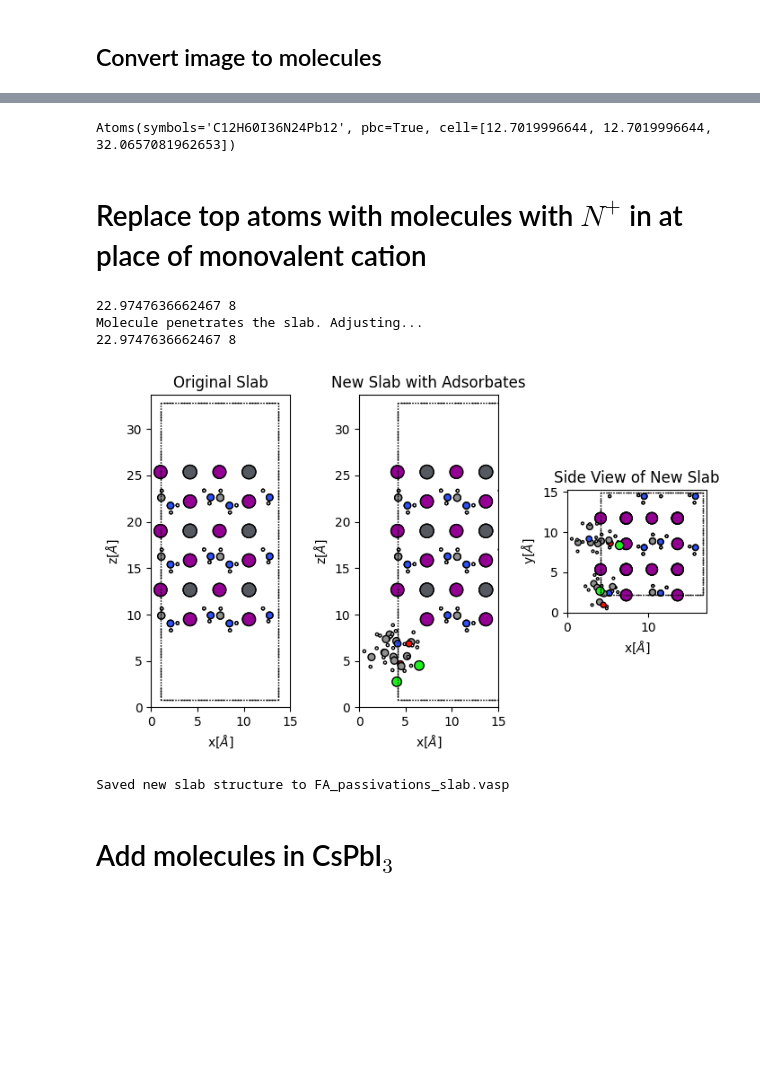
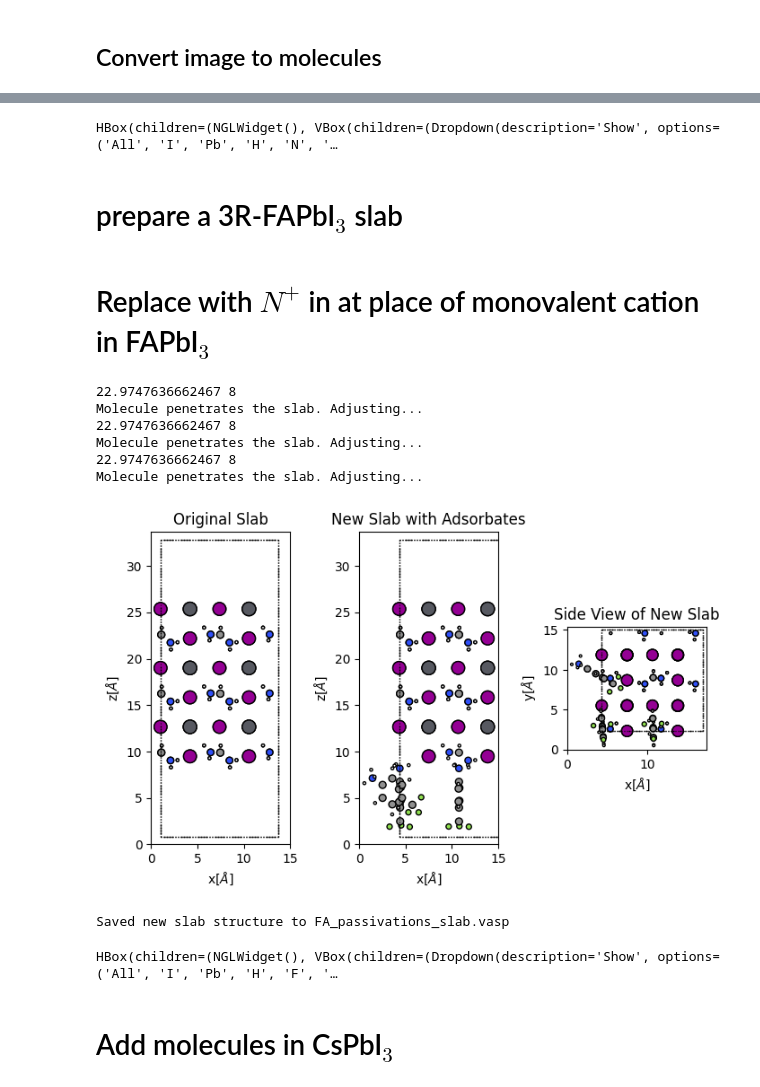
Before and after one commit to ahlawat-paramvir/Passivation-Halide-Perovskites, a Jupyter notebook: molecular_passivation_perovskite.ipynb, the cells around one changed output, grey strips where cells are left out. Saved outputs shown, nothing was run; the diff lists cells and outputs as text; code cells hidden in the pictures; blank space fills up the shorter version.

Commit message:
ngl viewer added

```diff
--- a/molecular_passivation_perovskite.ipynb
+++ b/molecular_passivation_perovskite.ipynb
@@ -35,7 +35,7 @@ https://www.nature.com/articles/s41570-023-00510-0#Sec7
 from DECIMER import predict_SMILES
 from ase.data.pubchem import pubchem_atoms_search, pubchem_atoms_conformer_search
 
-image_path = "/Users/paramvir/Downloads/Figure_5_Hong/Choline_chloride.png"
+image_path = "/Users/paramvir/Downloads/Figure_5_Hong/CF3-PA.png"
 
 SMILES = predict_SMILES(image_path)
 
@@ -93,8 +94,10 @@ write_vasp('surface_001.vasp', slab_100, vasp5=True, direct=True)
 [figure]
-# %%
-slab_100
-# %% [output]
-Atoms(symbols='C12H60I36N24Pb12', pbc=True, cell=[12.7019996644, 12.7019996644, 32.0657081962653])
+# %%
+view(slab_100, viewer='ngl')
+# %% [output]
+HBox(children=(NGLWidget(), VBox(children=(Dropdown(description='Show', options=('All', 'I', 'Pb', 'H', 'N', '…
+# %% [markdown]
+# prepare a 3R-FAPbI$_3$ slab
 # %%
 structure = io.read('../FAPbI3/cubic_3R.cif')
 structure = sort(structure)
@@ -140,7 +143,7 @@ FA_replaced_structure = sort(FA_replaced_structure)
 view (FA_replaced_structure)
 FA_replaced_structure
 # %% [markdown]
-# Replace top atoms with molecules with $N^+$ in at place of monovalent cation
+# Replace with $N^+$ in at place of monovalent cation in FAPbI$_3$
 # %%
 import matplotlib.pyplot as plt
 import numpy as np
@@ -221,7 +224,7 @@ def position_and_rotate_molecule(molecule, slab_position, atomic_radii):
     for atom in molecule:
         if atom.position[2] < slab_top:
             print("Molecule penetrates the slab. Adjusting...")
-            adjustment = slab_top - atom.position[2] + 0.1 # Additional space
+            adjustment = slab_top - atom.position[2] # Additional space
             molecule.positions[:, 2] += adjustment
             break  # Adjust only once for simplicity
 
@@ -302,36 +305,44 @@ def automate_adsorption(slab_file, molecule_file, num_replace_FA, output_file=No
 def visualize_structure(slab_file, new_slab, axes):
     """Visualizes the original and new slab structures."""
     slab = io.read(slab_file)
     plot_atoms(slab, axes[0], radii=0.5, rotation=('90x,0y,0z'))
     axes[0].set_xlim(0, 15)
     axes[0].set_xlabel(r'x[$\AA$]')
     axes[0].set_ylabel(r'z[$\AA$]')
     axes[0].set_title('Original Slab')
 
     plot_atoms(new_slab, axes[1], radii=0.5, rotation=('90x,0y,0z'))
     axes[1].set_xlim(0, 15)
     axes[1].set_xlabel(r'x[$\AA$]')
     axes[1].set_ylabel(r'z[$\AA$]')
     axes[1].set_title('New Slab with Adsorbates')
 
     plot_atoms(new_slab, axes[2], radii=0.5, rotation=('0x,0y,0z'))
     axes[2].set_xlabel(r'x[$\AA$]')
     axes[2].set_ylabel(r'y[$\AA$]')
     axes[2].set_title('Side View of New Slab')
     #view(new_slab)
     plt.tight_layout()
     plt.show()
 
 # Example usage
 molecule_file = CF3_PA  # Replace with your molecule file path
 
-automate_adsorption('surface_001.vasp', molecule_file, num_replace_FA=2, output_file='FA_passivations_slab.vasp')
+automate_adsorption('surface_001.vasp', molecule_file, num_replace_FA=3, output_file='FA_passivations_slab.vasp')
 # %% [output]
 22.9747636662467 8
 Molecule penetrates the slab. Adjusting...
 22.9747636662467 8
+Molecule penetrates the slab. Adjusting...
+22.9747636662467 8
+Molecule penetrates the slab. Adjusting...
-[figure, old version]
+[figure, new version]
 Saved new slab structure to FA_passivations_slab.vasp
+# %%
+slab = io.read('FA_passivations_slab.vasp')
+view(slab, viewer='ngl')
+# %% [output]
+HBox(children=(NGLWidget(), VBox(children=(Dropdown(description='Show', options=('All', 'I', 'Pb', 'H', 'F', '…
 # %% [markdown]
 # Add molecules in CsPbI$_3$
 # %%
```
Also changed, not shown: parts of 5 cells of this notebook, 1 other file.
